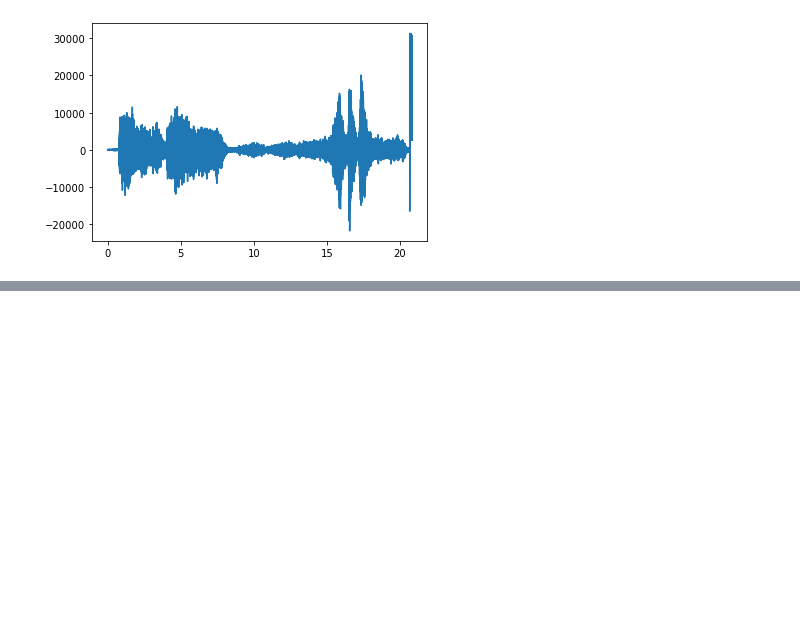
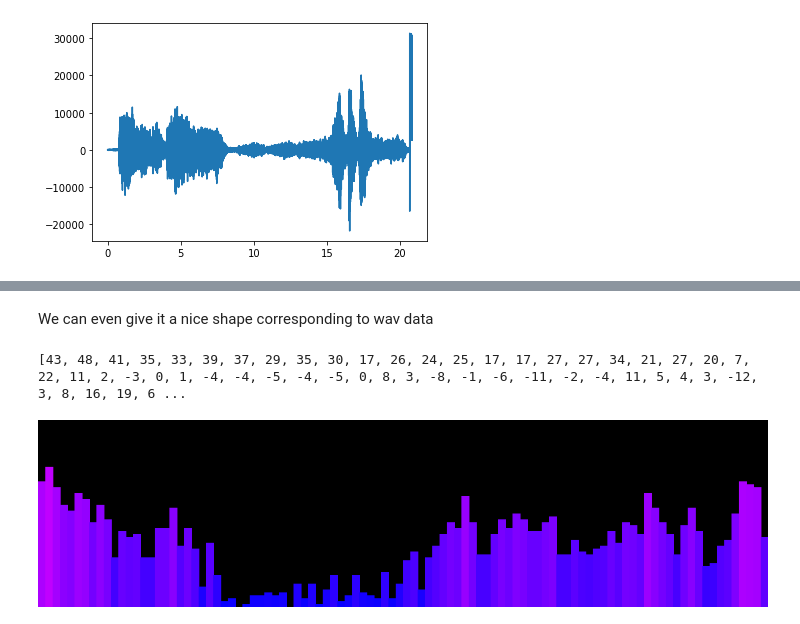
Before and after one commit to The2018/Music_AI, a Jupyter notebook: WAV_visualization.ipynb, the cells around one changed output, grey strips where cells are left out. Saved outputs shown, nothing was run; the diff lists cells and outputs as text; code cells hidden in the pictures; blank space fills up the shorter version.

```diff
--- a/WAV_visualization.ipynb
+++ b/WAV_visualization.ipynb
@@ -86,0 +100,24 @@ generate a different rectangle for each byte combination - using some fun formul
+# %% [markdown]
+We can even give it a nice shape corresponding to wav data
+# %%
+rgb_ls = [data_to_rgb(x) for x in ls]
+color_arr = [(x, 0, 255) for x in rgb_ls]
+
+w, h = 1000, 256
+img = Image.new("RGB", (w, h))
+x0, y0, x1, y1 = 0, 0, 10, 256
+
+for i in range(100):
+    img1 = ImageDraw.Draw(img)
+    coor = [(x0, 256-rgb_ls[i]), (x1, y1)]
+
+    img1.rectangle(coor, fill = color_arr[i])
+
+    x0 = x0 + 10
+    x1 = x1 + 10
+
+print(ls[:100])
+display(img)
+# %% [output]
+[43, 48, 41, 35, 33, 39, 37, 29, 35, 30, 17, 26, 24, 25, 17, 17, 27, 27, 34, 21, 27, 20, 7, 22, 11, 2, -3, 0, 1, -4, -4, -5, -4, -5, 0, 8, 3, -8, -1, -6, -11, -2, -4, 11, 5, 4, 3, -12, 3, 8, 16, 19, 6 ...
+[figure, added]
```
Also changed, not shown: parts of 11 cells of this notebook.
